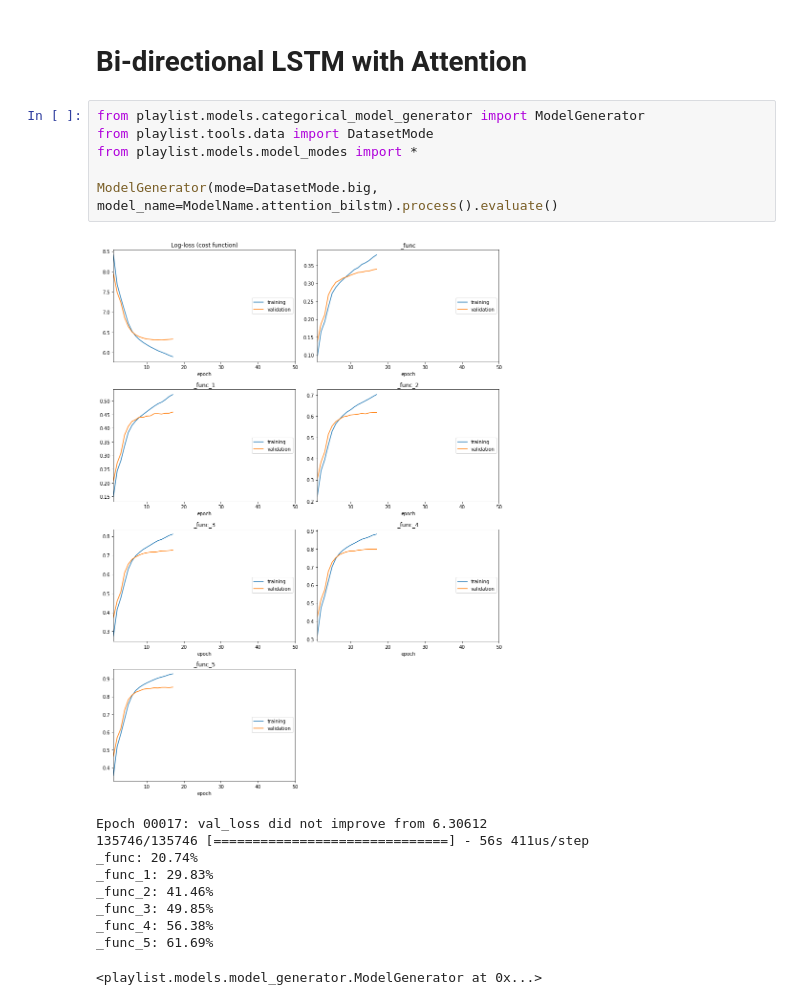
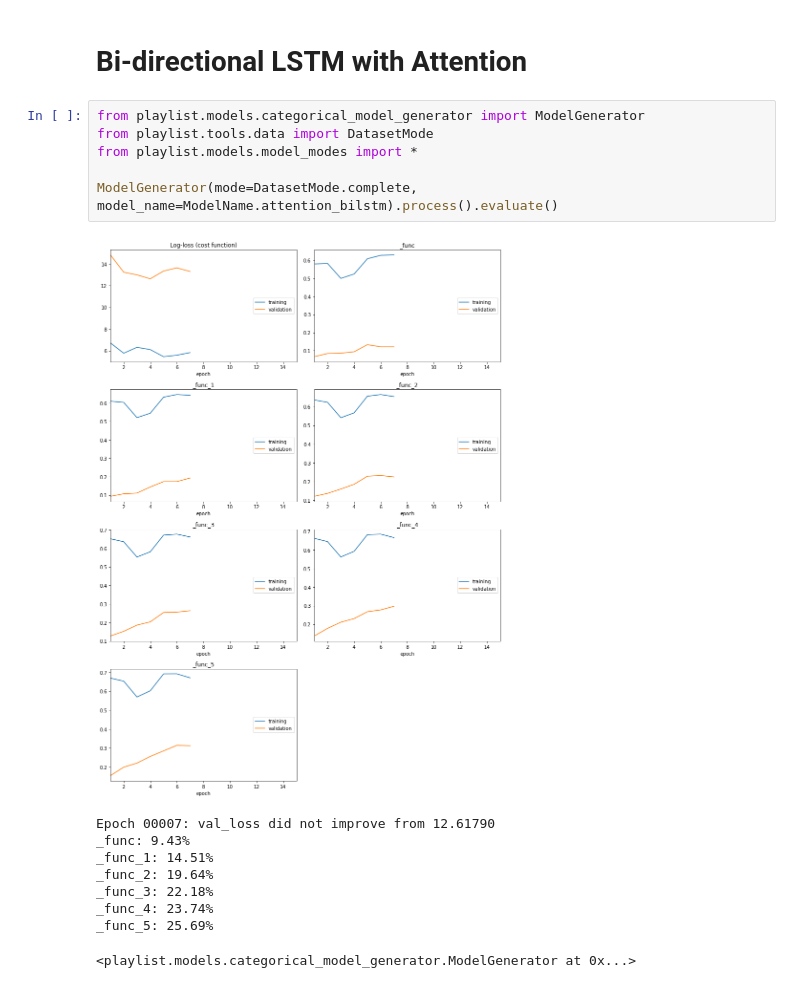
Before and after one commit to burakkose/rnn-playlist-prediction, a Jupyter notebook: bi-lstm-with-attention.ipynb, the cells around one changed output. Saved outputs shown, nothing was run; the diff lists cells and outputs as text.

Commit message:
Attention BiLSTM on complete dataset

```diff
--- a/bi-lstm-with-attention.ipynb
+++ b/bi-lstm-with-attention.ipynb
@@ -3,17 +3,16 @@
 # %%
 from playlist.models.categorical_model_generator import ModelGenerator
 from playlist.tools.data import DatasetMode
 from playlist.models.model_modes import *
 
-ModelGenerator(mode=DatasetMode.big, model_name=ModelName.attention_bilstm).process().evaluate()
+ModelGenerator(mode=DatasetMode.complete, model_name=ModelName.attention_bilstm).process().evaluate()
 # %% [output]
-[figure, old version]
+[figure, new version]
-Epoch 00017: val_loss did not improve from 6.30612
-135746/135746 [==============================] - 56s 411us/step
-_func: 20.74%
-_func_1: 29.83%
-_func_2: 41.46%
-_func_3: 49.85%
-_func_4: 56.38%
-_func_5: 61.69%
+Epoch 00007: val_loss did not improve from 12.61790
+_func: 9.43%
+_func_1: 14.51%
+_func_2: 19.64%
+_func_3: 22.18%
+_func_4: 23.74%
+_func_5: 25.69%
-<playlist.models.model_generator.ModelGenerator at 0x...>
+<playlist.models.categorical_model_generator.ModelGenerator at 0x...>
```
Also changed, not shown: 3 other files.
